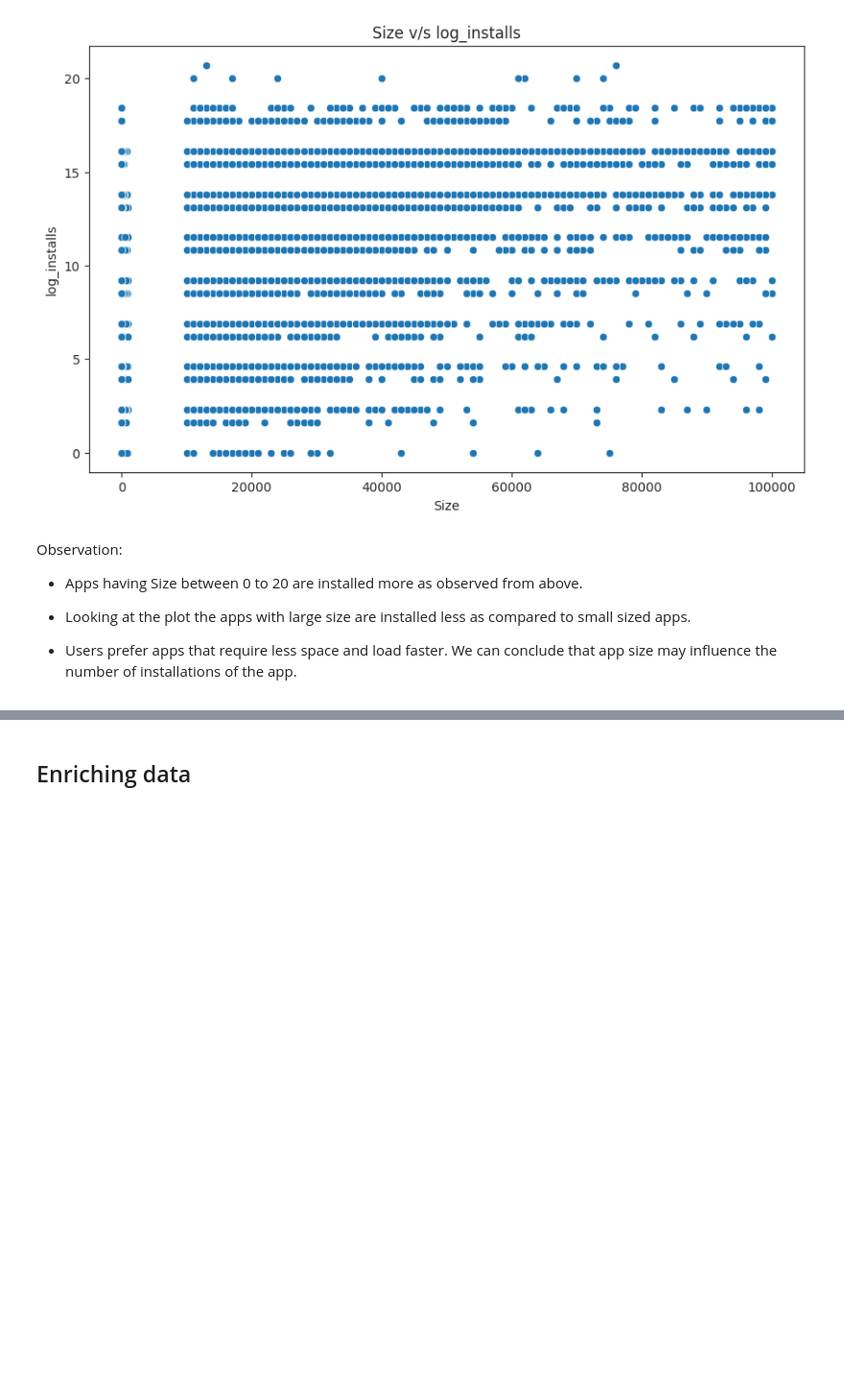
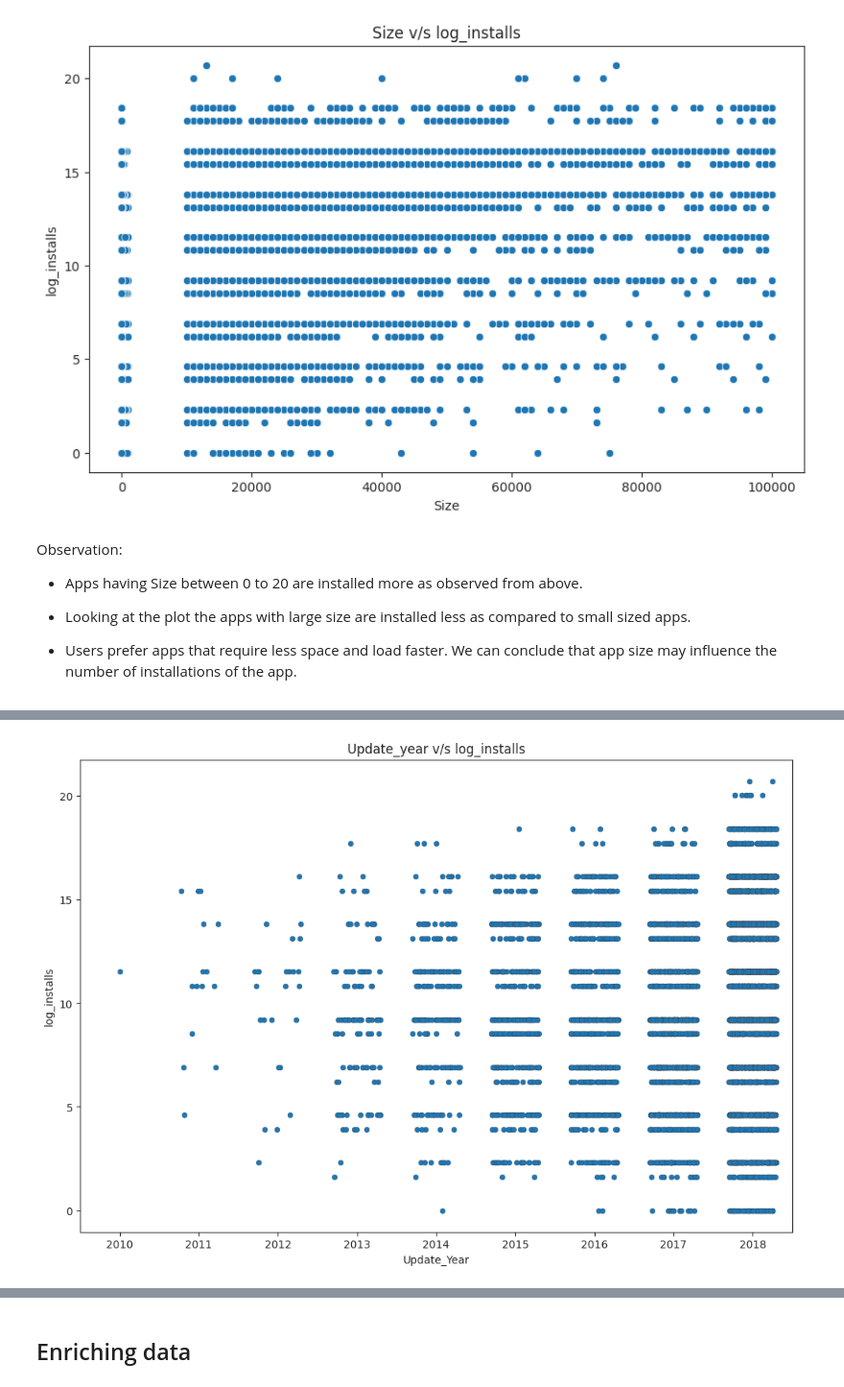
Before and after one commit to ady909/Play-Store-App-Review-Analysis-EDA, a Jupyter notebook: Play_Store_App_Review_Analysis.ipynb, the cells around one changed output, grey strips where cells are left out. Shown: that part at 96% size. Saved outputs shown, nothing was run; the diff lists cells and outputs as text; code cells hidden in the pictures; blank space fills up the shorter version.

```diff
--- a/Play_Store_App_Review_Analysis.ipynb
+++ b/Play_Store_App_Review_Analysis.ipynb
@@ -772,0 +798,4 @@ Observation:
+# %%
+# getting year of update
+data_apps['Update_Year'] = pd.DatetimeIndex(data_apps['Last Updated']).year
+data_apps.head(2)
@@ -772,0 +806,10 @@ Observation:
+# %%
+# stripplot Update_year v/s log_installs
+plt.figure(figsize=(12,8))
+
+sns.stripplot(data =data_apps, x="Update_Year", y="log_installs",
+              jitter=0.3, size=5, linewidth=.2)
+
+plt.title("Update_year v/s log_installs");
+# %% [output]
+[figure, added]
```
Also changed, not shown: parts of 12 cells of this notebook.
